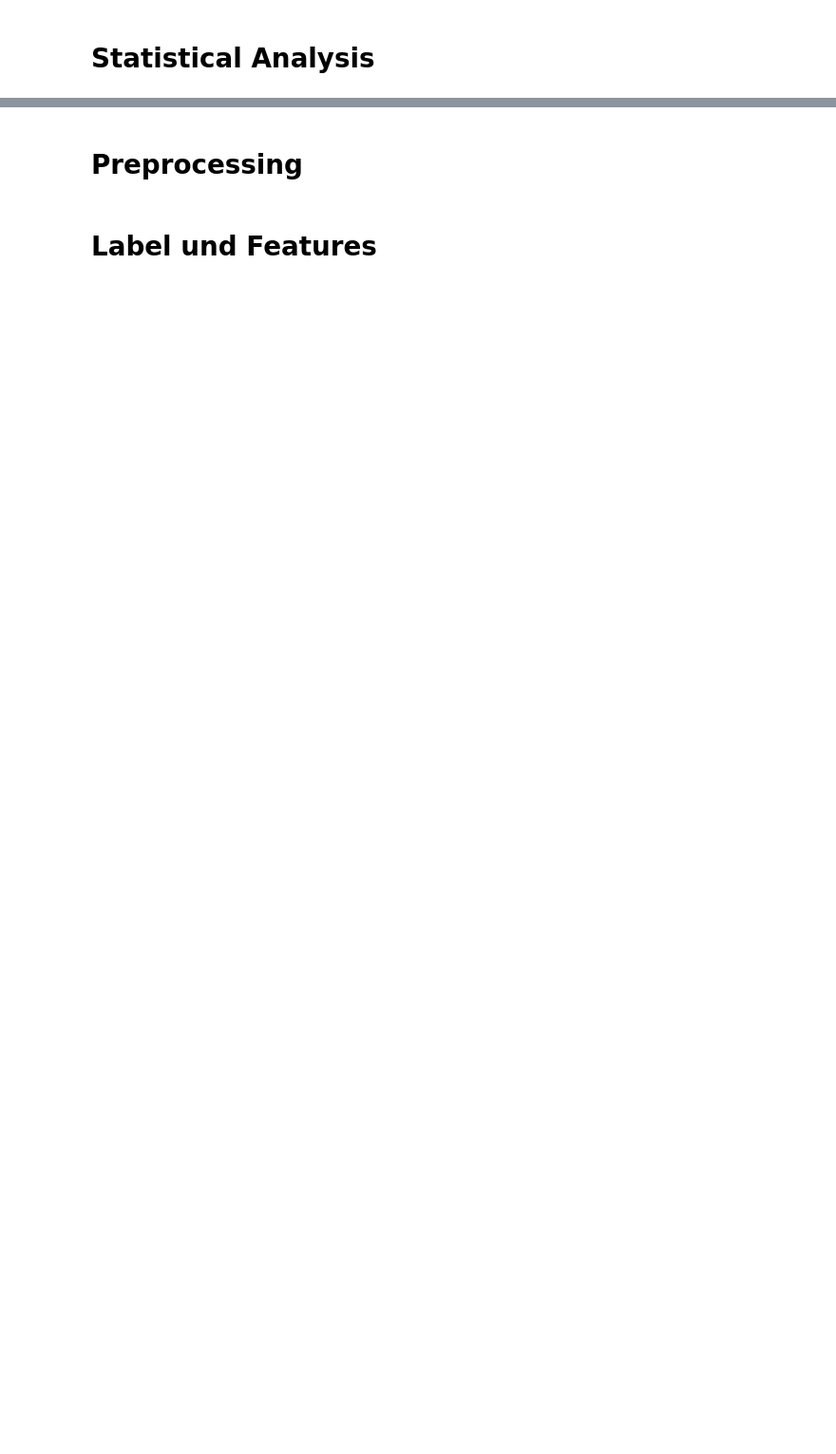
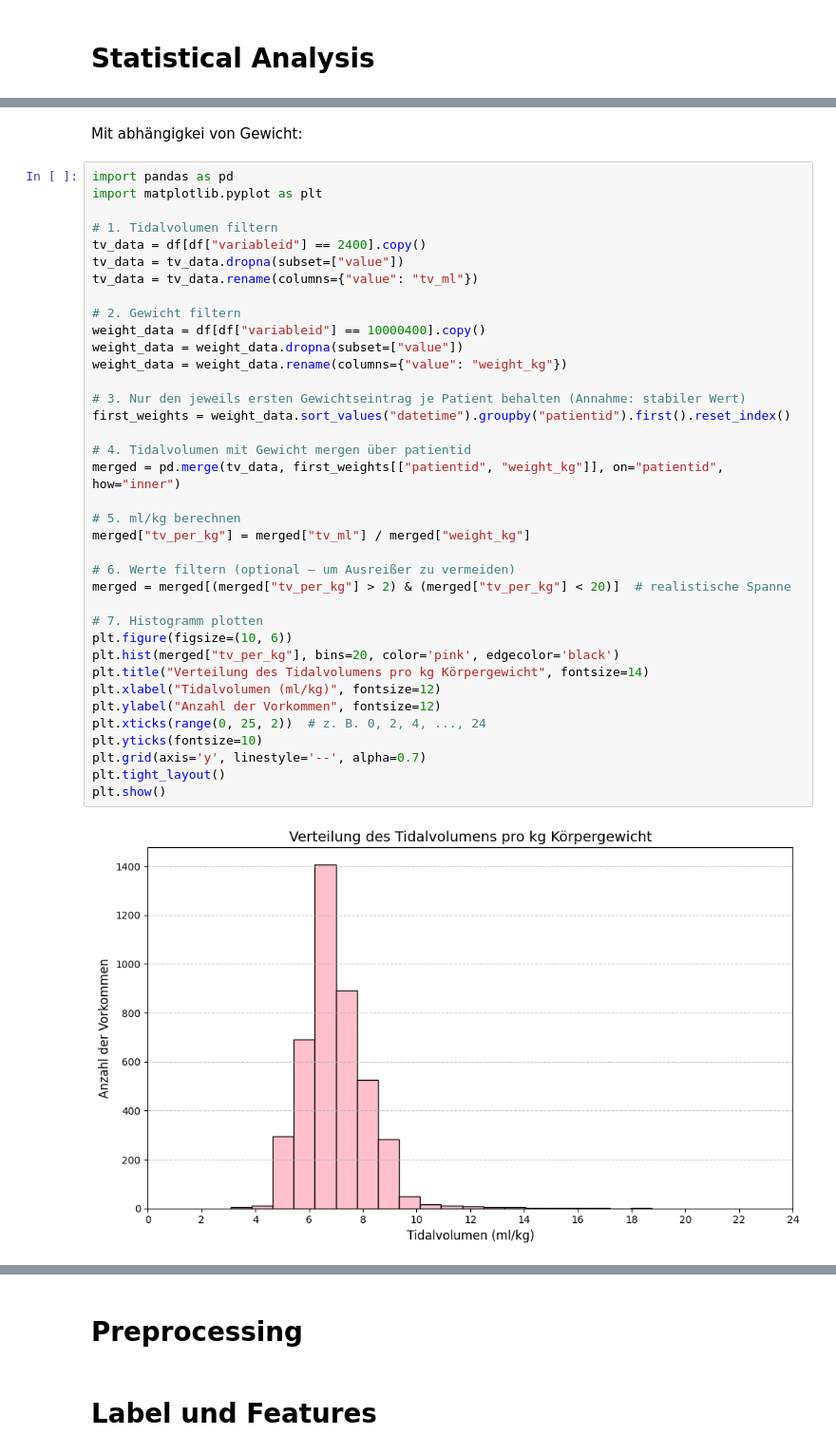
Before and after one commit to KarinaKatke/HiRiD, a Jupyter notebook: getting_started.ipynb, the cells around one changed output, grey strips where cells are left out. Shown: that part at 95% size. Drawn from its saved outputs; the diff is of its cells as text; blank space fills up the shorter version.

```diff
--- a/getting_started.ipynb
+++ b/getting_started.ipynb
@@ -399,0 +315,41 @@ plot_tidal_volume_distribution(df_part)
+# %% [markdown]
+Mit abhängigkei von Gewicht:
+# %%
+import pandas as pd
+import matplotlib.pyplot as plt
+
+# 1. Tidalvolumen filtern
+tv_data = df[df["variableid"] == 2400].copy()
+tv_data = tv_data.dropna(subset=["value"])
+tv_data = tv_data.rename(columns={"value": "tv_ml"})
+
+# 2. Gewicht filtern
+weight_data = df[df["variableid"] == 10000400].copy()
+weight_data = weight_data.dropna(subset=["value"])
+weight_data = weight_data.rename(columns={"value": "weight_kg"})
+
+# 3. Nur den jeweils ersten Gewichtseintrag je Patient behalten (Annahme: stabiler Wert)
+first_weights = weight_data.sort_values("datetime").groupby("patientid").first().reset_index()
+
+# 4. Tidalvolumen mit Gewicht mergen über patientid
+merged = pd.merge(tv_data, first_weights[["patientid", "weight_kg"]], on="patientid", how="inner")
+
+# 5. ml/kg berechnen
+merged["tv_per_kg"] = merged["tv_ml"] / merged["weight_kg"]
+
+# 6. Werte filtern (optional – um Ausreißer zu vermeiden)
+merged = merged[(merged["tv_per_kg"] > 2) & (merged["tv_per_kg"] < 20)]  # realistische Spanne
+
+# 7. Histogramm plotten
+plt.figure(figsize=(10, 6))
+plt.hist(merged["tv_per_kg"], bins=20, color='pink', edgecolor='black')
+plt.title("Verteilung des Tidalvolumens pro kg Körpergewicht", fontsize=14)
+plt.xlabel("Tidalvolumen (ml/kg)", fontsize=12)
+plt.ylabel("Anzahl der Vorkommen", fontsize=12)
+plt.xticks(range(0, 25, 2))  # z. B. 0, 2, 4, ..., 24
+plt.yticks(fontsize=10)
+plt.grid(axis='y', linestyle='--', alpha=0.7)
+plt.tight_layout()
+plt.show()
+# %% [output]
+[figure, added]
```
Also changed, not shown: parts of 22 cells of this notebook.
